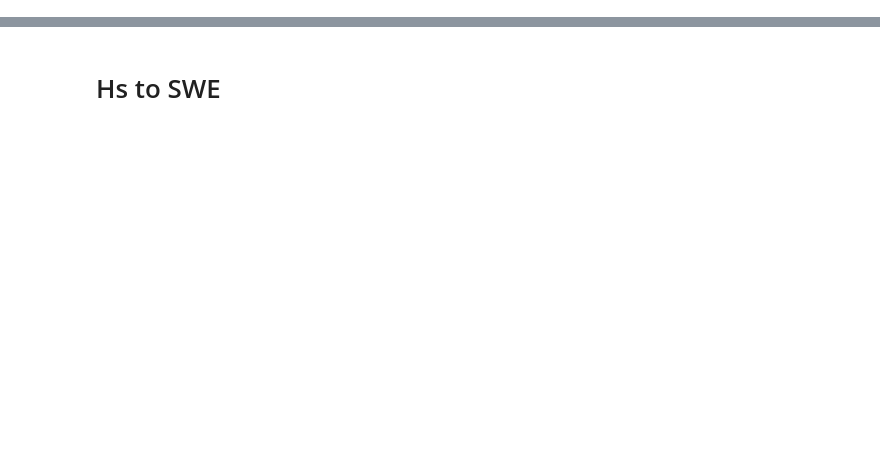
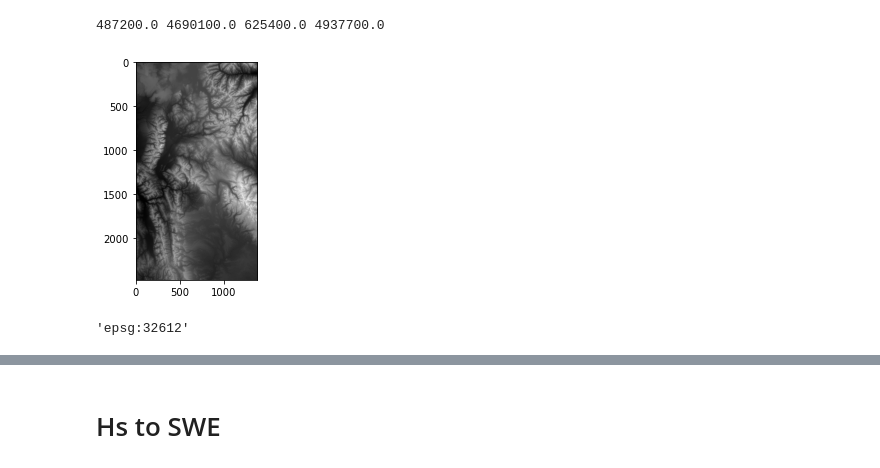
Before and after one commit to snowmodel-tools/assimilation_python, a Jupyter notebook: CSOdata2SM.ipynb, the cells around one changed output, grey strips where cells are left out. Cells and saved outputs as stored; diff of their text form; code cells hidden in the pictures; blank space fills up the shorter version.

```diff
--- a/CSOdata2SM.ipynb
+++ b/CSOdata2SM.ipynb
@@ -50,0 +76,25 @@ CSO_gdf.head()
+# %%
+# dem path
+dem_path = '/nfs/attic/dfh/Aragon2/CSOdmn/'+domain+'/DEM_'+domain+'.tif'
+# DEM data
+src = rio.open(dem_path)
+bound = src.bounds
+minx = bound[0]
+miny = bound[1]
+maxx = bound[2]
+maxy = bound[3]
+
+#with rio.open(dtm) as src:
+elevation = src.read(1)
+
+print(minx,miny,maxx,maxy)
+#plot
+x = plt.imshow(src.read(1), cmap='gray')
+plt.show()
+# %% [output]
+487200.0 4690100.0 625400.0 4937700.0
+[figure, added]
+# %%
+mod_proj
+# %% [output]
+'epsg:32612'
```
Also changed, not shown: parts of 20 cells of this notebook.
